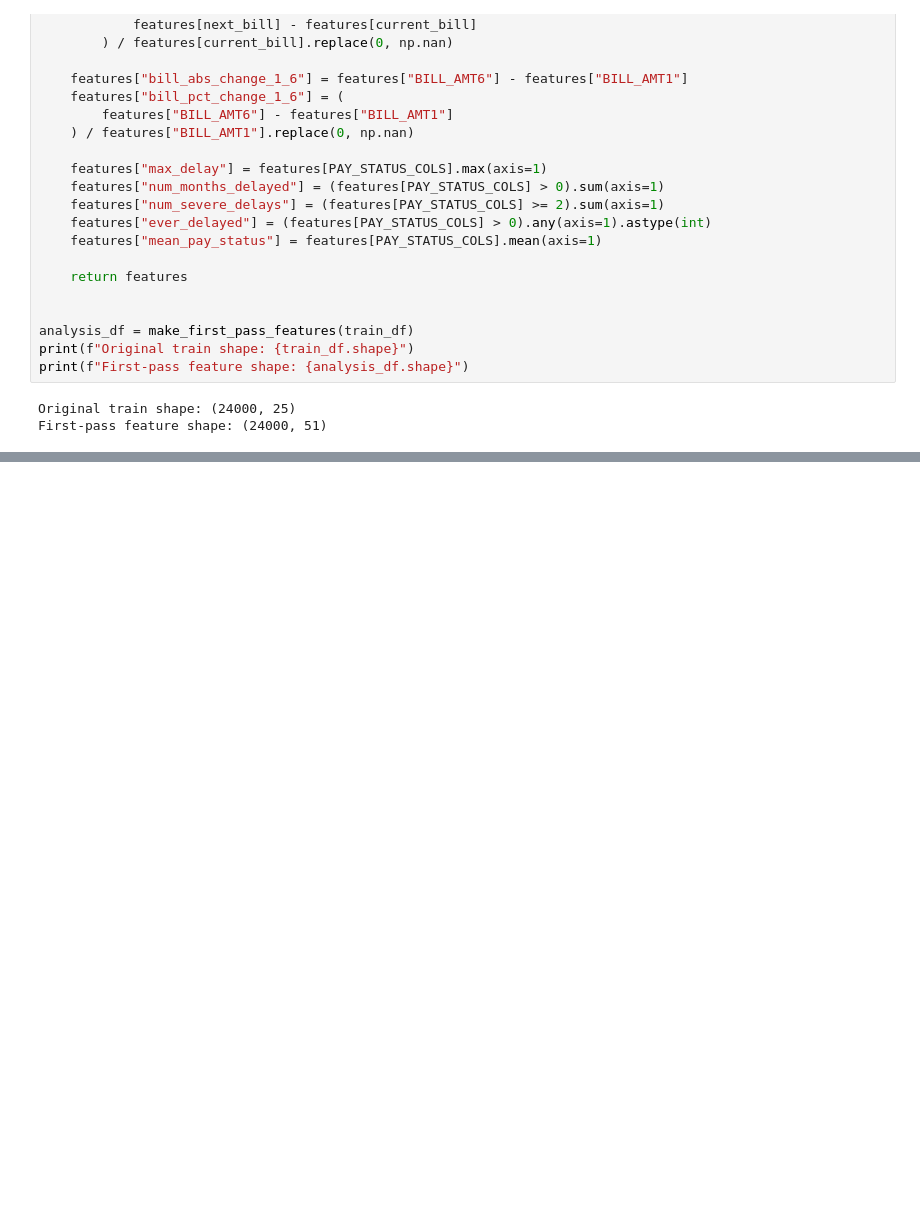
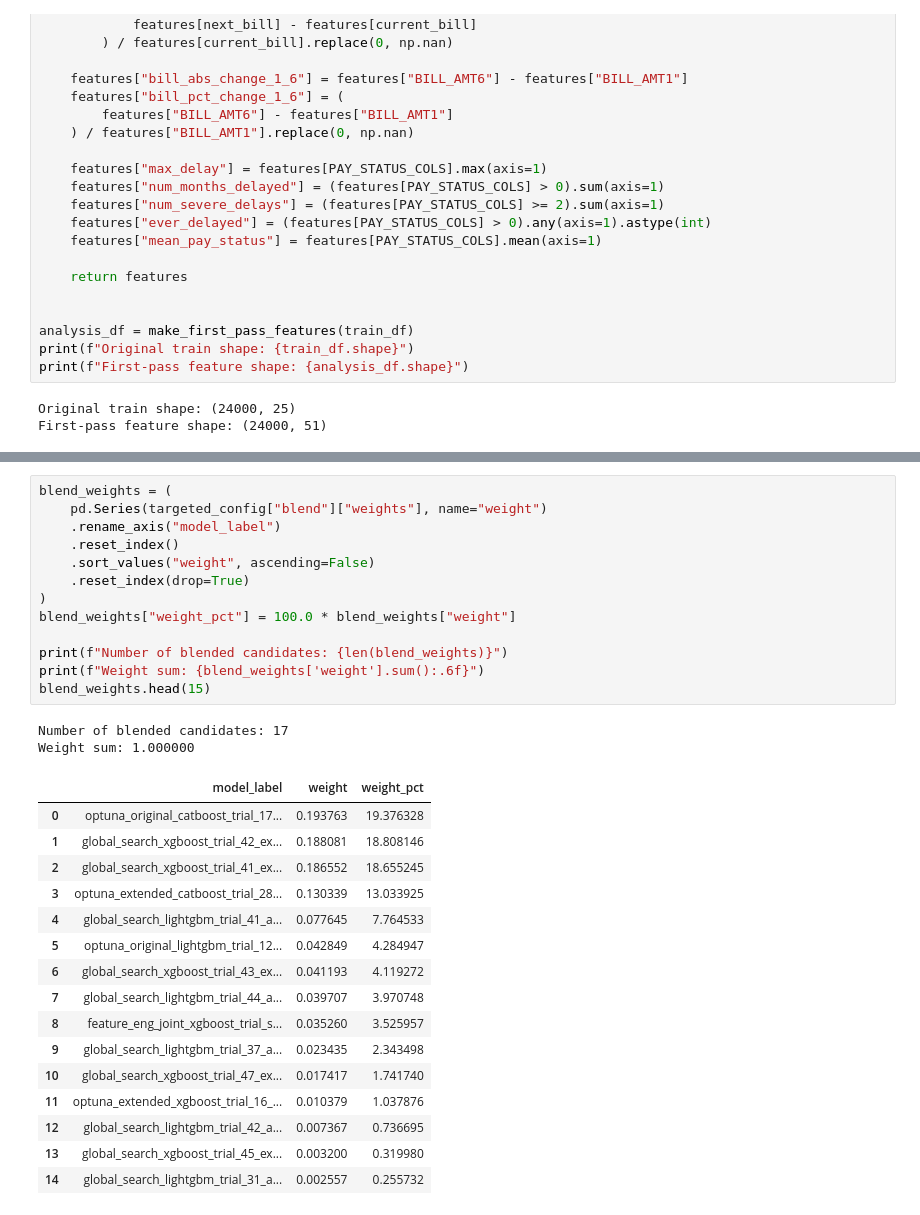
Before and after one commit to legendarystrat/interuni_datathon_2026, a Jupyter notebook: final.ipynb, the cells around one changed output, grey strips where cells are left out. Cells and saved outputs as stored; diff of their text form; blank space fills up the shorter version.

```diff
--- a/final.ipynb
+++ b/final.ipynb
@@ -249,0 +455,32 @@ We also considered the secondary metric for
+# %%
+blend_weights = (
+    pd.Series(targeted_config["blend"]["weights"], name="weight")
+    .rename_axis("model_label")
+    .reset_index()
+    .sort_values("weight", ascending=False)
+    .reset_index(drop=True)
+)
+blend_weights["weight_pct"] = 100.0 * blend_weights["weight"]
+
+print(f"Number of blended candidates: {len(blend_weights)}")
+print(f"Weight sum: {blend_weights['weight'].sum():.6f}")
+blend_weights.head(15)
+# %% [output]
+Number of blended candidates: 17
+Weight sum: 1.000000
+|  | model_label | weight | weight_pct |
+| 0 | optuna_original_catboost_trial_17... | 0.193763 | 19.376328 |
+| 1 | global_search_xgboost_trial_42_ex... | 0.188081 | 18.808146 |
+| 2 | global_search_xgboost_trial_41_ex... | 0.186552 | 18.655245 |
+| 3 | optuna_extended_catboost_trial_28... | 0.130339 | 13.033925 |
+| 4 | global_search_lightgbm_trial_41_a... | 0.077645 | 7.764533 |
+| 5 | optuna_original_lightgbm_trial_12... | 0.042849 | 4.284947 |
+| 6 | global_search_xgboost_trial_43_ex... | 0.041193 | 4.119272 |
+| 7 | global_search_lightgbm_trial_44_a... | 0.039707 | 3.970748 |
+| 8 | feature_eng_joint_xgboost_trial_s... | 0.035260 | 3.525957 |
+| 9 | global_search_lightgbm_trial_37_a... | 0.023435 | 2.343498 |
+| 10 | global_search_xgboost_trial_47_ex... | 0.017417 | 1.741740 |
+| 11 | optuna_extended_xgboost_trial_16_... | 0.010379 | 1.037876 |
+| 12 | global_search_lightgbm_trial_42_a... | 0.007367 | 0.736695 |
+| 13 | global_search_xgboost_trial_45_ex... | 0.003200 | 0.319980 |
+| 14 | global_search_lightgbm_trial_31_a... | 0.002557 | 0.255732 |
```
Also changed, not shown: parts of 23 cells of this notebook.
